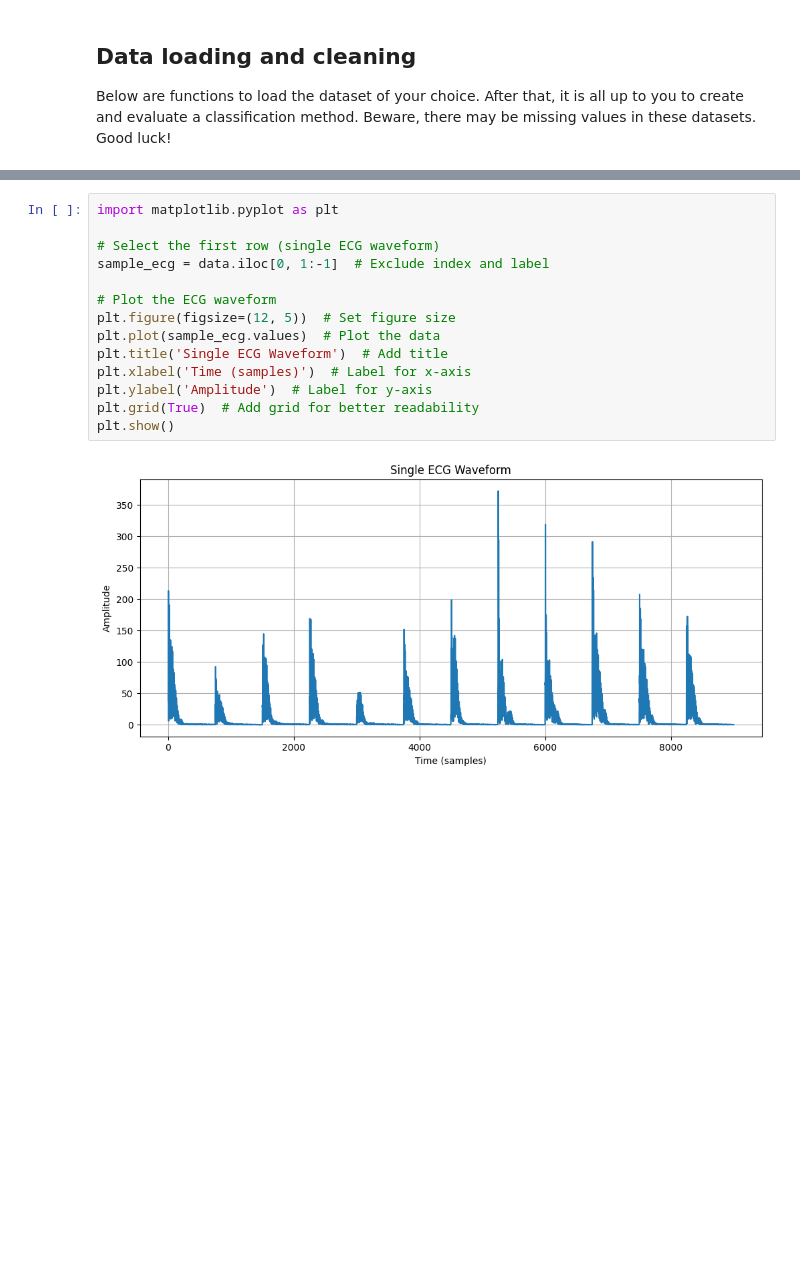
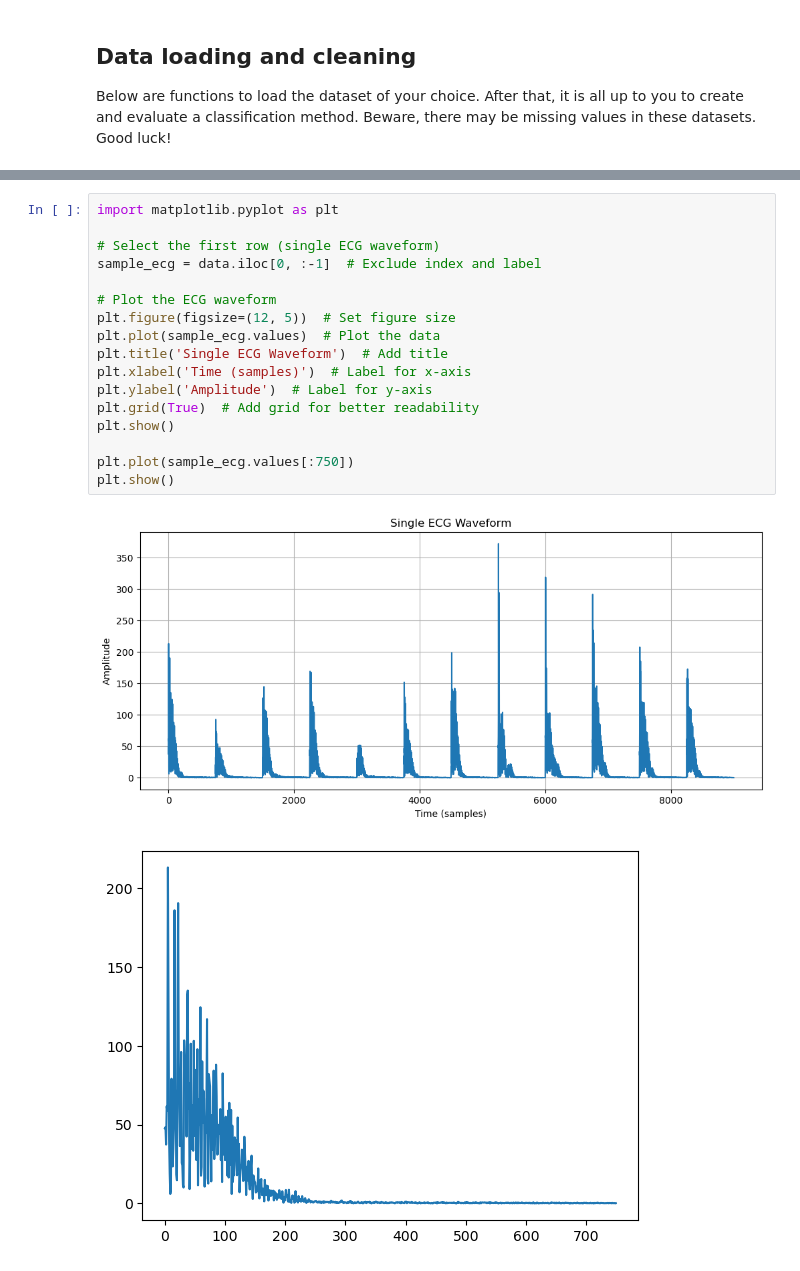
Before and after one commit to A-Bosselaar/TM10007-Machine-Learning-assignment, a Jupyter notebook: assignment_ecg.ipynb, the cells around one changed output, grey strips where cells are left out. Cells and saved outputs as stored; diff of their text form; blank space fills up the shorter version.

```diff
--- a/assignment_ecg.ipynb
+++ b/assignment_ecg.ipynb
@@ -24,16 +33,20 @@ The number of columns: 9001
 # %%
 import matplotlib.pyplot as plt
 
 # Select the first row (single ECG waveform)
-sample_ecg = data.iloc[0, 1:-1]  # Exclude index and label
+sample_ecg = data.iloc[0, :-1]  # Exclude index and label
 
 # Plot the ECG waveform
 plt.figure(figsize=(12, 5))  # Set figure size
 plt.plot(sample_ecg.values)  # Plot the data
 plt.title('Single ECG Waveform')  # Add title
 plt.xlabel('Time (samples)')  # Label for x-axis
 plt.ylabel('Amplitude')  # Label for y-axis
 plt.grid(True)  # Add grid for better readability
 plt.show()
+
+plt.plot(sample_ecg.values[:750])
+plt.show()
 # %% [output]
-[figure, old version]
+[figure, new version]
+[figure, added]
```
Also changed, not shown: parts of 2 cells of this notebook.
